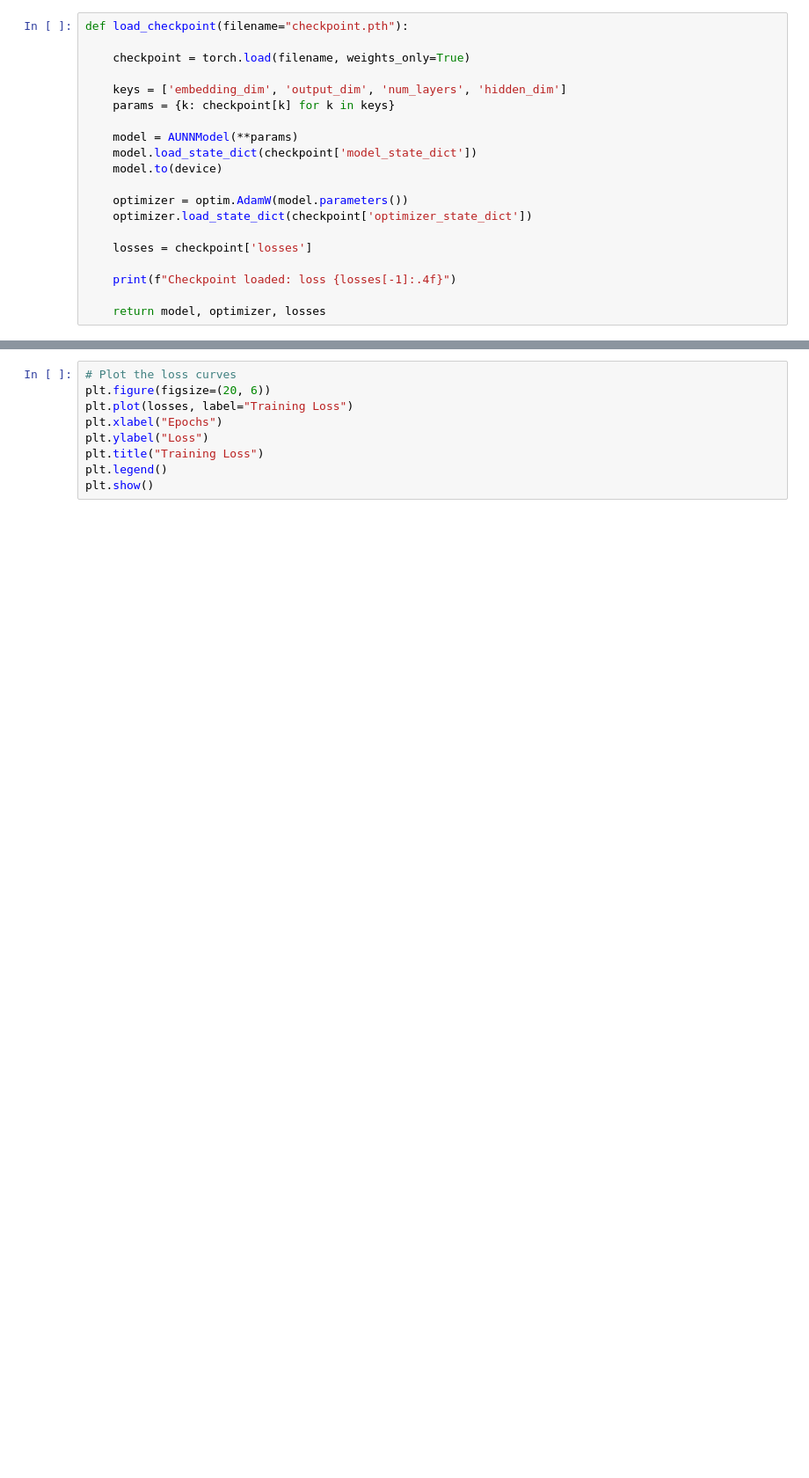
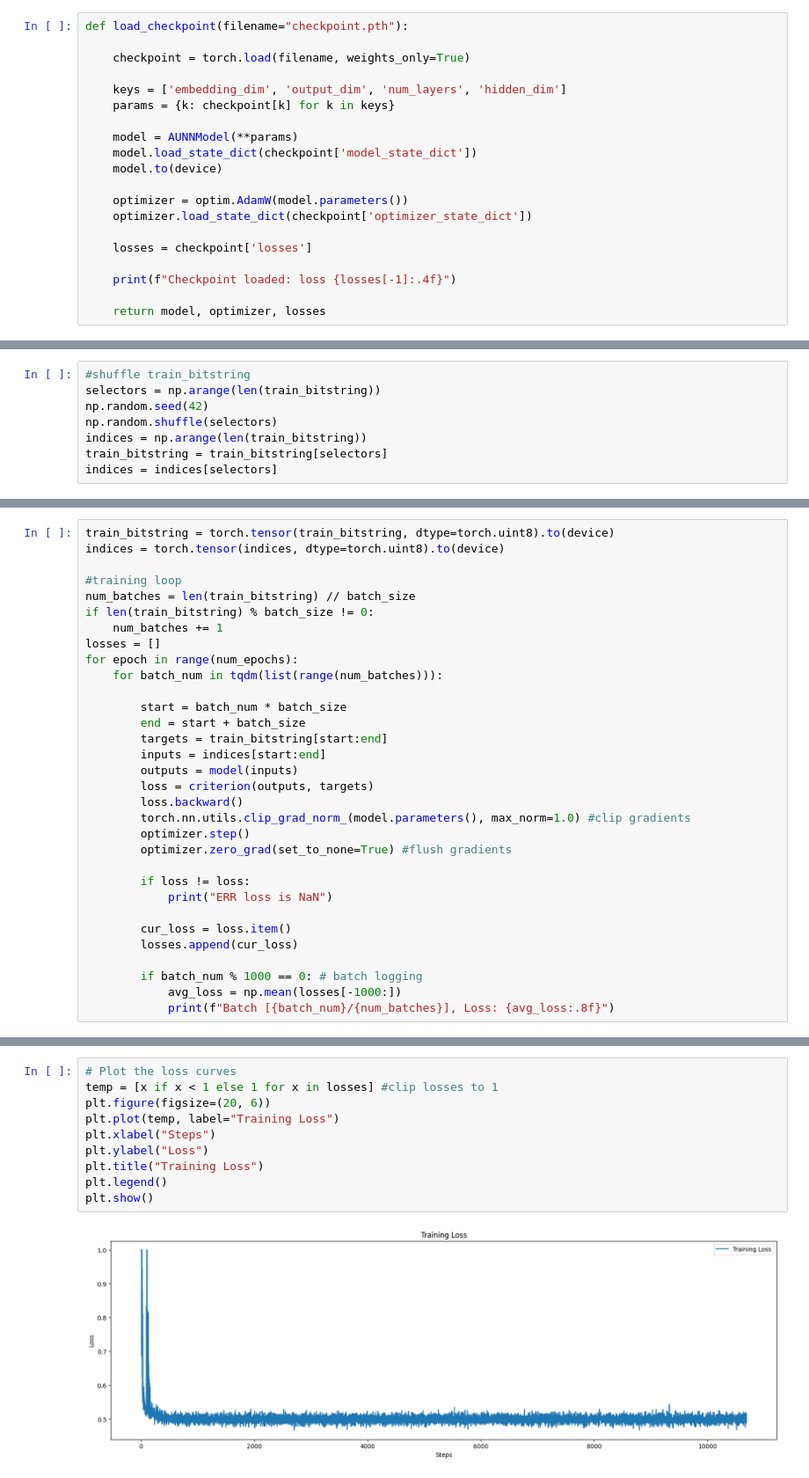
Before and after one commit to ethan-w-roland/AUNN, a Jupyter notebook: MNIST_alternative_2.ipynb, the cells around one changed output, grey strips where cells are left out. Shown at 88% size. Saved outputs shown, nothing was run; the diff lists cells and outputs as text; blank space fills up the shorter version.

Commit message:
experiments with random fourier features

```diff
--- a/MNIST_alternative_2.ipynb
+++ b/MNIST_alternative_2.ipynb
@@ -202 +237,9 @@ print(img_size)
+# %%
+#shuffle train_bitstring
+selectors = np.arange(len(train_bitstring))
+np.random.seed(42)
+np.random.shuffle(selectors)
+indices = np.arange(len(train_bitstring))
+train_bitstring = train_bitstring[selectors]
+indices = indices[selectors]
 # %% [markdown]
@@ -320,0 +264,32 @@ for epoch, inputs, targets in data_provider(images, labels, num_epochs):
+# %%
+train_bitstring = torch.tensor(train_bitstring, dtype=torch.uint8).to(device)
+indices = torch.tensor(indices, dtype=torch.uint8).to(device)
+
+#training loop
+num_batches = len(train_bitstring) // batch_size
+if len(train_bitstring) % batch_size != 0:
+    num_batches += 1
+losses = []
+for epoch in range(num_epochs):
+    for batch_num in tqdm(list(range(num_batches))):
+
+        start = batch_num * batch_size
+        end = start + batch_size
+        targets = train_bitstring[start:end]
+        inputs = indices[start:end]
+        outputs = model(inputs)
+        loss = criterion(outputs, targets)
+        loss.backward()
+        torch.nn.utils.clip_grad_norm_(model.parameters(), max_norm=1.0) #clip gradients
+        optimizer.step()
+        optimizer.zero_grad(set_to_none=True) #flush gradients
+
+        if loss != loss:
+            print("ERR loss is NaN")
+
+        cur_loss = loss.item()
+        losses.append(cur_loss)
+
+        if batch_num % 1000 == 0: # batch logging
+            avg_loss = np.mean(losses[-1000:])
+            print(f"Batch [{batch_num}/{num_batches}], Loss: {avg_loss:.8f}")
@@ -321,9 +309,12 @@ for epoch, inputs, targets in data_provider(images, labels, num_epochs):
 # %%
 # Plot the loss curves
+temp = [x if x < 1 else 1 for x in losses] #clip losses to 1
 plt.figure(figsize=(20, 6))
-plt.plot(losses, label="Training Loss")
-plt.xlabel("Epochs")
+plt.plot(temp, label="Training Loss")
+plt.xlabel("Steps")
 plt.ylabel("Loss")
 plt.title("Training Loss")
 plt.legend()
 plt.show()
+# %% [output]
+[figure, added]
```
Also changed, not shown: parts of 26 cells of this notebook, 8 other files.
